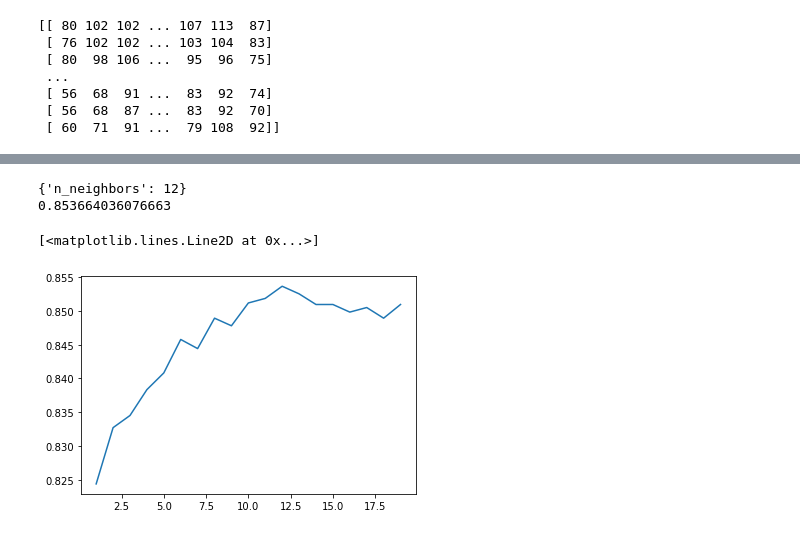
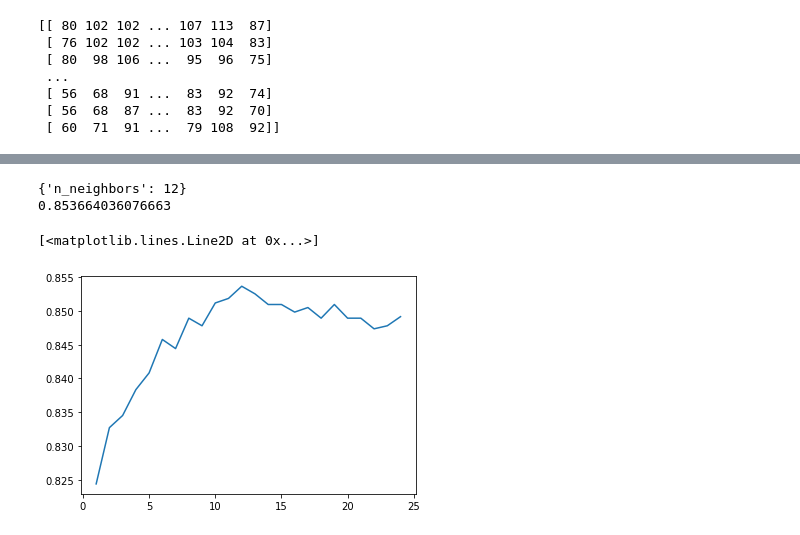
Before and after one commit to yay14/Knn-w-GridSearch, a Jupyter notebook: KNN & Grid Search.ipynb, the cells around one changed output, grey strips where cells are left out. Saved outputs shown, nothing was run; the diff lists cells and outputs as text; code cells hidden in the pictures.

Commit message:
plot error values for each k

```diff
--- a/KNN & Grid Search.ipynb
+++ b/KNN & Grid Search.ipynb
@@ -1,6 +1,6 @@
 # %%
 #opening training file in read mode
-f= open('sat.trn','r')
+f= open('./dataset/sat.trn','r')
 # %%
 import numpy as np
 # %%
@@ -109,22 +109,24 @@ from sklearn.model_selection import GridSearchCV
 # %%
 #create new a knn model
 knn2 = KNeighborsClassifier()
 
 #create a dictionary of all values we want to test for n_neighbors
-param_grid = {'n_neighbors': np.arange(1, 20)}
+param_grid = {'n_neighbors': np.arange(1, 25)}
 
 #use gridsearch to test all values for n_neighbors
 knn_gscv = GridSearchCV(knn2, param_grid, cv=5)
 
 #fit model to data
 knn_gscv.fit(x_train, y_train)
 
 #check top performing n_neighbors value
 print(knn_gscv.best_params_)
 print(knn_gscv.best_score_)
+
+#plotting the mean test score for each k value
 plt.plot(knn_gscv.cv_results_['param_n_neighbors'].data, knn_gscv.cv_results_['mean_test_score'])
 # %% [output]
 {'n_neighbors': 12}
 0.853664036076663
 [<matplotlib.lines.Line2D at 0x...>]
-[figure, old version]
+[figure, new version]
```
Also changed, not shown: parts of 8 cells of this notebook.
